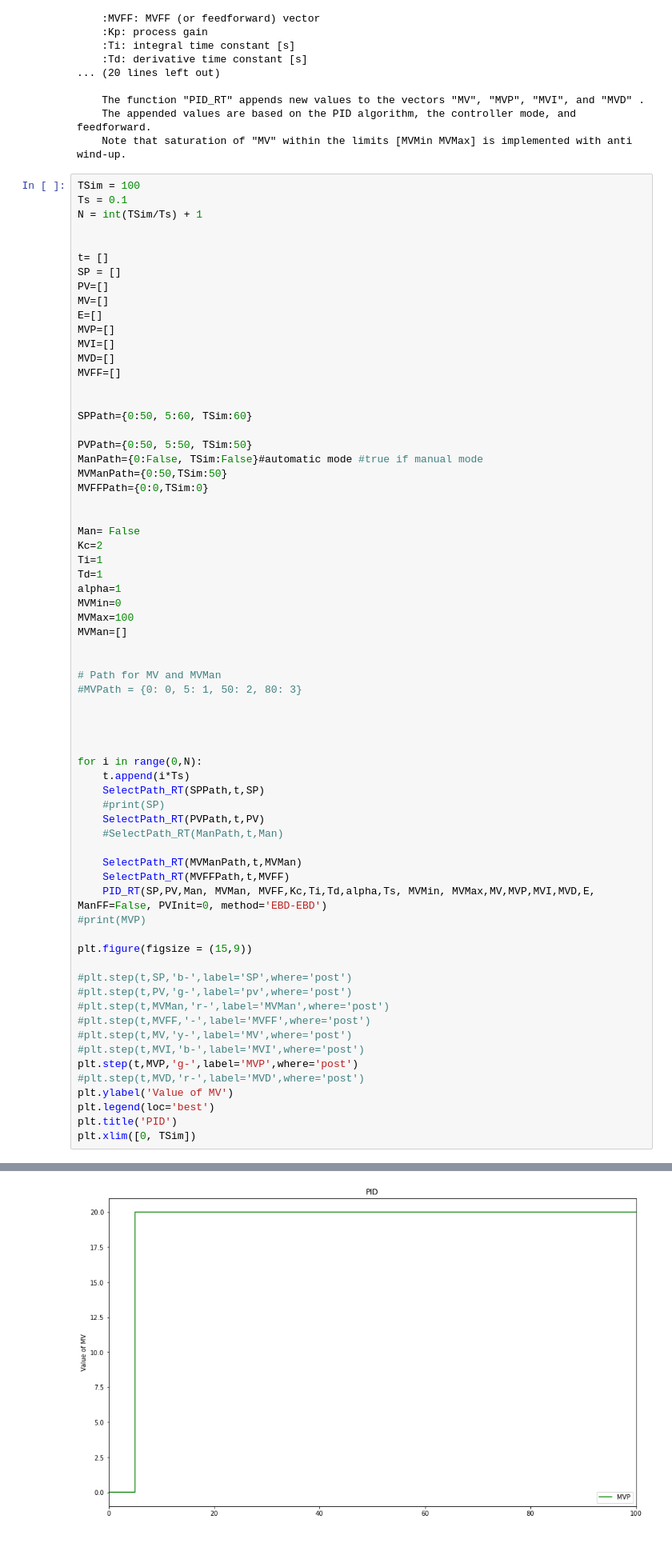
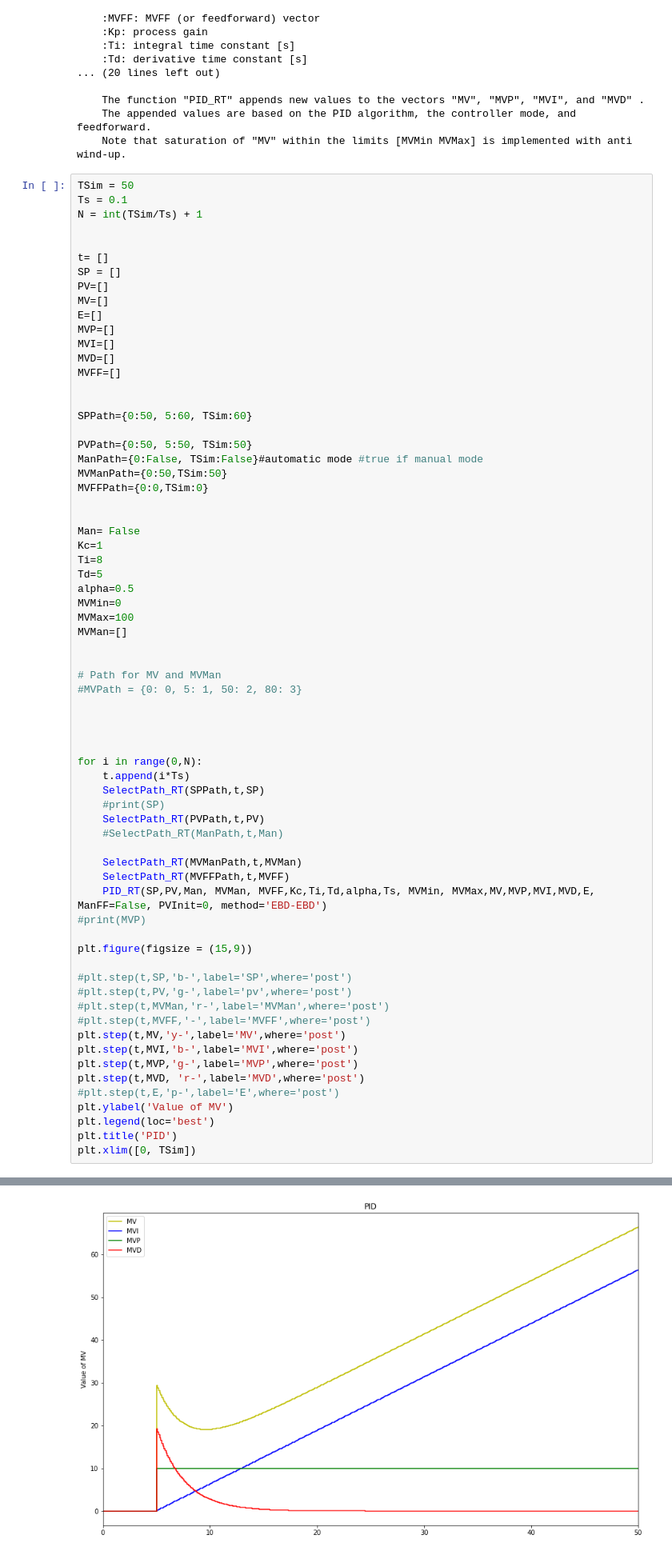
Before and after one commit to Quentin-Jadoul/Control_theory, a Jupyter notebook: Package18155_18316.ipynb, the cells around one changed output, grey strips where cells are left out. Shown at 80% size. Cells and saved outputs as stored; diff of their text form.

```diff
--- a/Package18155_18316.ipynb
+++ b/Package18155_18316.ipynb
@@ -87,7 +87,7 @@ PID_RT(SP, PV, Man, MVMan, MVFF, Kc, Ti, Td, alpha, Ts, MVMin, MVMax, MV, MVP, M
     The appended values are based on the PID algorithm, the controller mode, and feedforward.
     Note that saturation of "MV" within the limits [MVMin MVMax] is implemented with anti wind-up.
 # %%
-TSim = 100
+TSim = 50
 Ts = 0.1
 N = int(TSim/Ts) + 1
 
@@ -112,10 +112,10 @@ MVFFPath={0:0,TSim:0}
 
 
 Man= False
-Kc=2
-Ti=1
-Td=1
-alpha=1
+Kc=1
+Ti=8
+Td=5
+alpha=0.5
 MVMin=0
 MVMax=100
 MVMan=[]
@@ -145,10 +145,11 @@ plt.figure(figsize = (15,9))
 #plt.step(t,PV,'g-',label='pv',where='post')
 #plt.step(t,MVMan,'r-',label='MVMan',where='post')
 #plt.step(t,MVFF,'-',label='MVFF',where='post')
-#plt.step(t,MV,'y-',label='MV',where='post')
-#plt.step(t,MVI,'b-',label='MVI',where='post')
+plt.step(t,MV,'y-',label='MV',where='post')
+plt.step(t,MVI,'b-',label='MVI',where='post')
 plt.step(t,MVP,'g-',label='MVP',where='post')
-#plt.step(t,MVD,'r-',label='MVD',where='post')
+plt.step(t,MVD, 'r-',label='MVD',where='post')
+#plt.step(t,E,'p-',label='E',where='post')
 plt.ylabel('Value of MV')
 plt.legend(loc='best')
 plt.title('PID')
@@ -158 +159 @@ plt.xlim([0, TSim])
-[figure, old version]
+[figure, new version]
```
Also changed, not shown: parts of 1 cell of this notebook, 1 other file.
